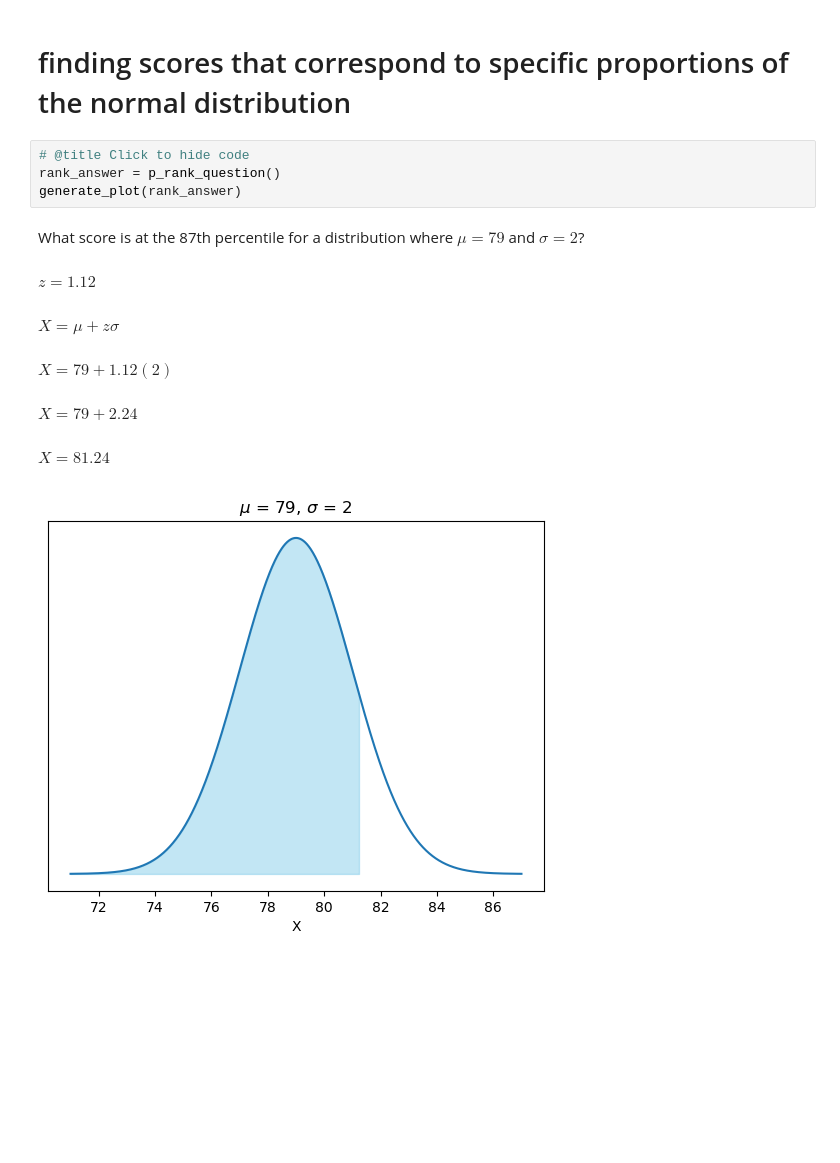
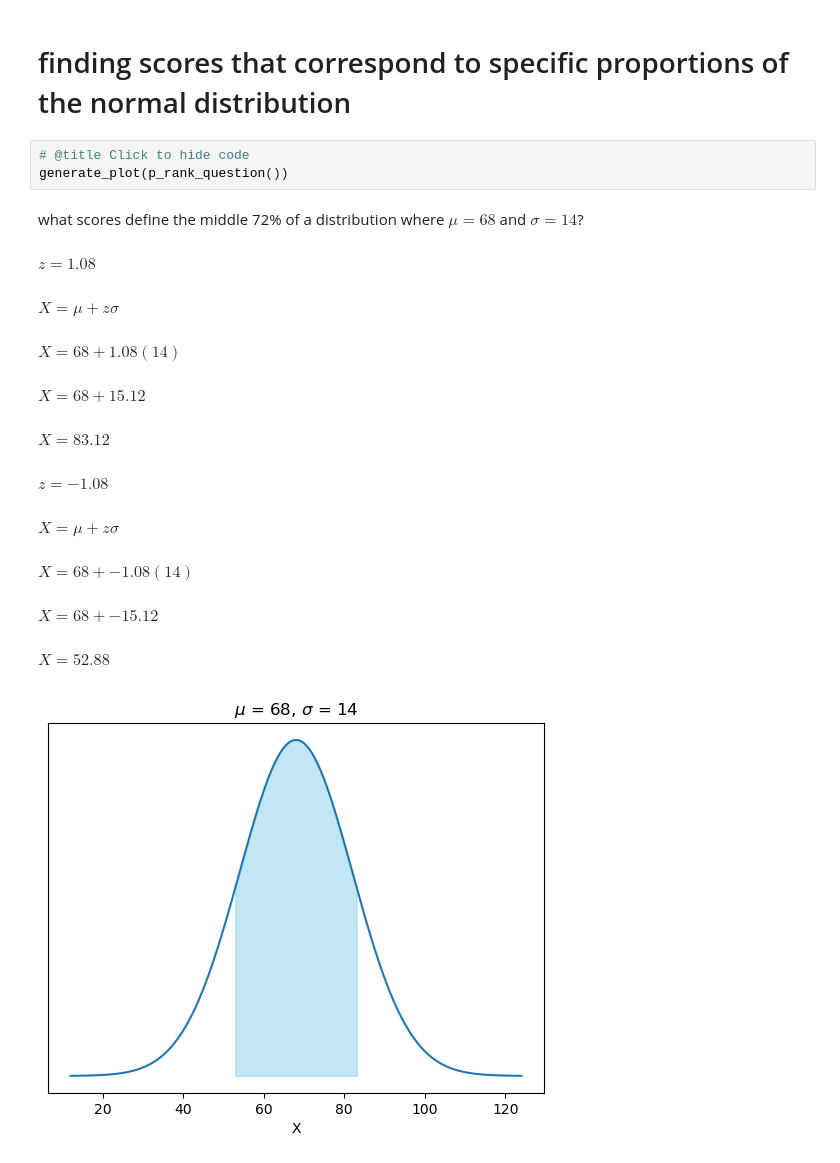
Before and after one commit to bsts-projects/psystats, a Jupyter notebook: z-scores-probability.ipynb, the cells around one changed output. Saved outputs shown, nothing was run; the diff lists cells and outputs as text; blank space fills up the shorter version.

```diff
--- a/z-scores-probability.ipynb
+++ b/z-scores-probability.ipynb
@@ -263,14 +276,18 @@ p(11 < x < 12) = 0.1498
 # finding scores that correspond to specific proportions of the normal distribution
 # %%
 # @title Click to hide code
-rank_answer = p_rank_question()
-generate_plot(rank_answer)
+generate_plot(p_rank_question())
 # %% [output]
-What score is at the 87th percentile
-                         for a distribution where $ \mu = {79}$ and $ \sigma = {2}$?
+what scores define the middle 72%
+        of a distribution where $ \mu = {68}$ and $ \sigma = {14}$?
-$ z = {1.12}$
+$ z = {1.08}$
 $ X = \mu + z\sigma$
-$ X = {79} + {1.12}({2})$
+$ X = {68} + {1.08}({14})$
-$ X = {79} + {2.24}$
+$ X = {68} + {15.12}$
-$ X = {81.24}$
+$ X = {83.12}$
+$ z = {-1.08}$
+$ X = \mu + z\sigma$
+$ X = {68} + {-1.08}({14})$
+$ X = {68} + {-15.12}$
+$ X = {52.88}$
-[figure, old version]
+[figure, new version]
```
Also changed, not shown: parts of 3 cells of this notebook.
